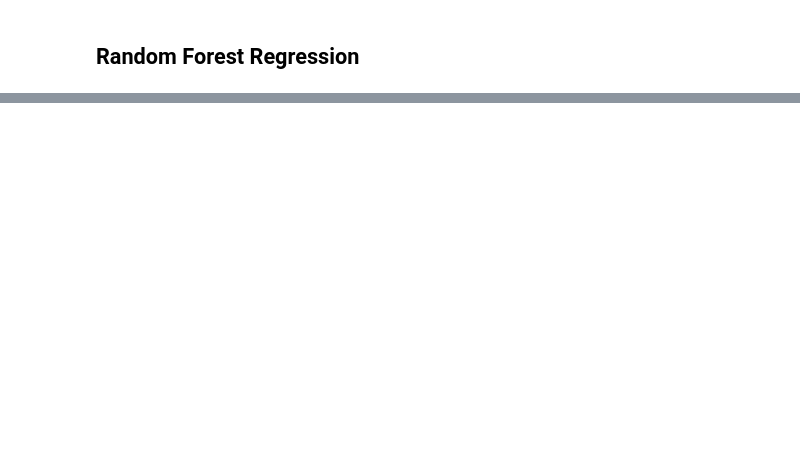
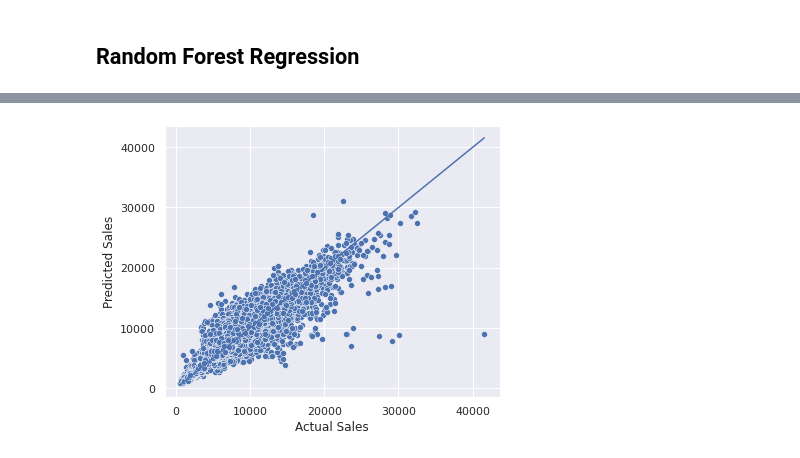
Before and after one commit to brenosakaguti/rossman-sales-prediction, a Jupyter notebook: rossman_models.ipynb, the cells around one changed output, grey strips where cells are left out. Saved outputs shown, nothing was run; the diff lists cells and outputs as text; code cells hidden in the pictures; blank space fills up the shorter version.

```diff
--- a/rossman_models.ipynb
+++ b/rossman_models.ipynb
@@ -69,0 +145,4 @@ rf_error = calc_error("Random Forest", np.exp(y_test), np.exp(y_pred))
+# %%
+plot_scatter(np.exp(y_test), np.exp(y_pred))
+# %% [output]
+[figure, added]
```
Also changed, not shown: parts of 33 cells of this notebook.
